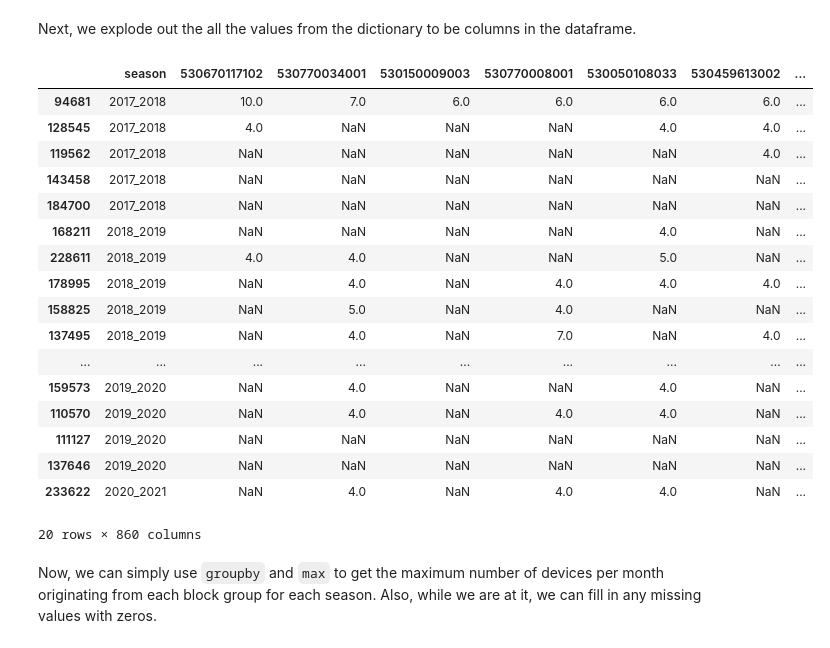
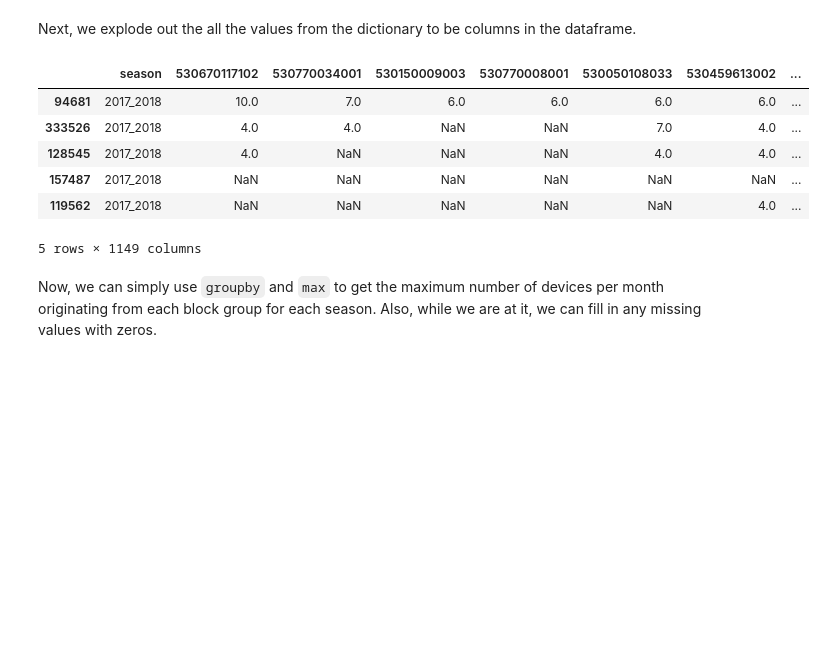
Before and after one commit to knu2xs/safegraph-data-utilities, a Jupyter notebook: notebooks/03-patterns-cbgs.ipynb, the cells around one changed output. Drawn from its saved outputs; the diff is of its cells as text; code cells hidden in the pictures; blank space fills up the shorter version.

```diff
--- a/notebooks/03-patterns-cbgs.ipynb
+++ b/notebooks/03-patterns-cbgs.ipynb
@@ -26,7 +26,7 @@ gdb_int = dir_int/'interim.geodatabase'
 # %% [markdown]
 Using the previously downloaded patterns data for White Pass, the first step is simply loading the data into a Pandas DataFrame. This DataFrame contains quite a few columns encoded as dictionaries, which can be expanded for more data detail.
 # %%
-wp_pth = dir_raw/'patterns_wp.csv'
+wp_pth = 'patterns_white_pass.csv'
 # %%
 wp_df = pd.read_csv(wp_pth, index_col=0)
 
@@ -66,7 +66,7 @@ Name: visitor_home_cbgs, dtype: object
 # %% [markdown]
 The ski season generally runs November through March. Although we have data for the entire year, we are only going to focus on the months comprising the ski season. To do this, we need to extract the year and month explicitly from a datetime field. From there, we can filter to just the months we are interested in.
 # %%
-mnths = [11, 12, 1, 2, 3, 4, 5]
+mnths = [11, 12, 1, 2, 3, 4]
 
 wp_df['year'] = pd.to_datetime(wp_df.date_range_start).apply(lambda dt: dt.year)
 wp_df['month'] = pd.to_datetime(wp_df.date_range_start).apply(lambda dt: dt.month)
@@ -123,28 +101,17 @@ dict_df
 # %% [markdown]
 Next, we explode out the all the values from the dictionary to be columns in the dataframe.
 # %%
-bg_df = dict_df[['season']].join(dict_df.visitor_home_cbgs.apply(pd.Series))
+season_df = dict_df[['season']].join(dict_df.visitor_home_cbgs.apply(pd.Series))
 
-bg_df
+season_df.head()
 # %% [output]
 |  | season | 530670117102 | 530770034001 | 530150009003 | 530770008001 | 530050108033 | 530459613002 | ... |
 | 94681 | 2017_2018 | 10.0 | 7.0 | 6.0 | 6.0 | 6.0 | 6.0 | ... |
+| 333526 | 2017_2018 | 4.0 | 4.0 | NaN | NaN | 7.0 | 4.0 | ... |
 | 128545 | 2017_2018 | 4.0 | NaN | NaN | NaN | 4.0 | 4.0 | ... |
+| 157487 | 2017_2018 | NaN | NaN | NaN | NaN | NaN | NaN | ... |
 | 119562 | 2017_2018 | NaN | NaN | NaN | NaN | NaN | 4.0 | ... |
-| 143458 | 2017_2018 | NaN | NaN | NaN | NaN | NaN | NaN | ... |
-| 184700 | 2017_2018 | NaN | NaN | NaN | NaN | NaN | NaN | ... |
-| 168211 | 2018_2019 | NaN | NaN | NaN | NaN | 4.0 | NaN | ... |
-| 228611 | 2018_2019 | 4.0 | 4.0 | NaN | NaN | 5.0 | NaN | ... |
-| 178995 | 2018_2019 | NaN | 4.0 | NaN | 4.0 | 4.0 | 4.0 | ... |
-| 158825 | 2018_2019 | NaN | 5.0 | NaN | 4.0 | NaN | NaN | ... |
-| 137495 | 2018_2019 | NaN | 4.0 | NaN | 7.0 | NaN | 4.0 | ... |
-| ... | ... | ... | ... | ... | ... | ... | ... | ... |
-| 159573 | 2019_2020 | NaN | 4.0 | NaN | NaN | 4.0 | NaN | ... |
-| 110570 | 2019_2020 | NaN | 4.0 | NaN | 4.0 | 4.0 | NaN | ... |
-| 111127 | 2019_2020 | NaN | NaN | NaN | NaN | NaN | NaN | ... |
-| 137646 | 2019_2020 | NaN | NaN | NaN | NaN | NaN | NaN | ... |
-| 233622 | 2020_2021 | NaN | 4.0 | NaN | 4.0 | 4.0 | NaN | ... |
-20 rows × 860 columns
+5 rows × 1149 columns
 # %% [markdown]
 Now, we can simply use `groupby` and `max` to get the maximum number of devices per month originating from each block group for each season. Also, while we are at it, we can fill in any missing values with zeros.
 # %%
```
Also changed, not shown: parts of 9 cells of this notebook, 4 other files.
